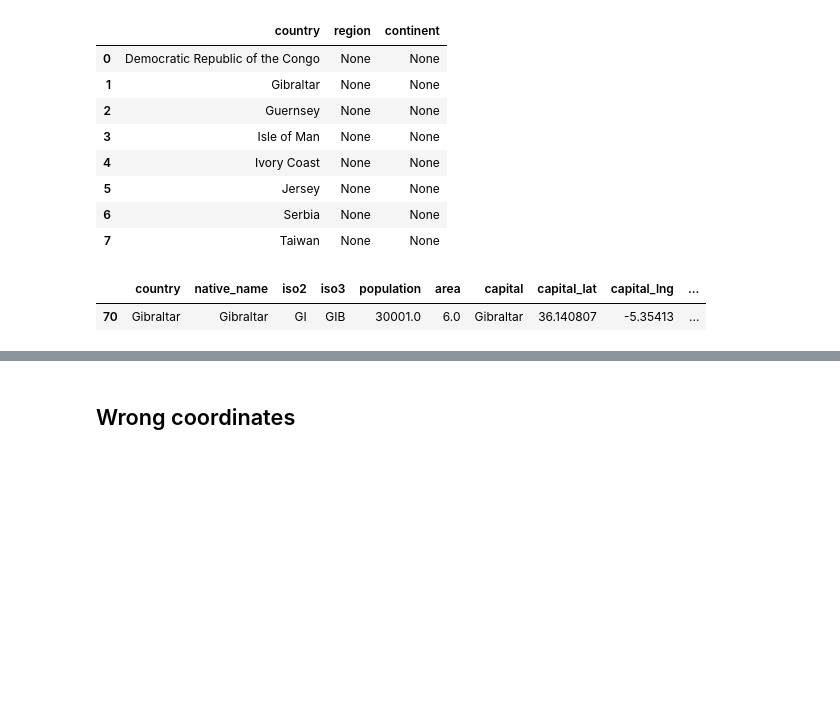
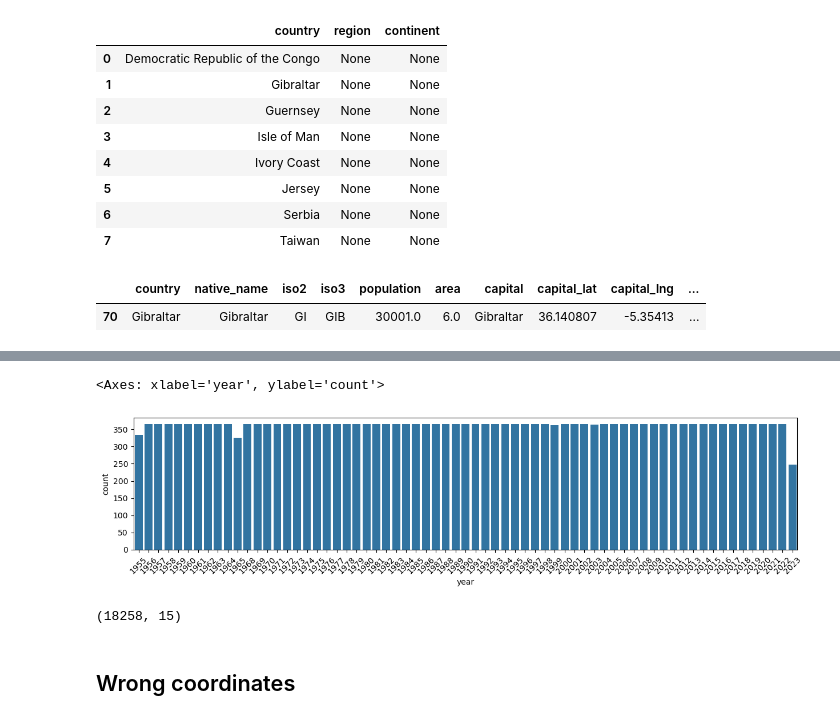
Before and after one commit to arnauog/weather, a Jupyter notebook: Project II - Weather.ipynb, the cells around one changed output, grey strips where cells are left out. Drawn from its saved outputs; the diff is of its cells as text; code cells hidden in the pictures; blank space fills up the shorter version.

```diff
--- a/Project II - Weather.ipynb
+++ b/Project II - Weather.ipynb
@@ -1220,0 +1260,7 @@ dfcountries['continent'] = np.where(dfcountries['country']=='Montserrat', 'North
+# %%
+plt.figure(figsize=(15,3))
+plt.xticks(rotation=45)
+sns.countplot(data=dfdailyweather[dfdailyweather['city_name']=='Kuching'], x='year')
+# %% [output]
+<Axes: xlabel='year', ylabel='count'>
+[figure, added]
@@ -1220,0 +1269,5 @@ dfcountries['continent'] = np.where(dfcountries['country']=='Montserrat', 'North
+# %%
+dfKuching = dfdailyweather[dfdailyweather['city_name']=='Kuching'].query('year >= 1973 & year < 2023')
+dfKuching.shape
+# %% [output]
+(18258, 15)
```
Also changed, not shown: parts of 12 cells of this notebook, 6 other files.
